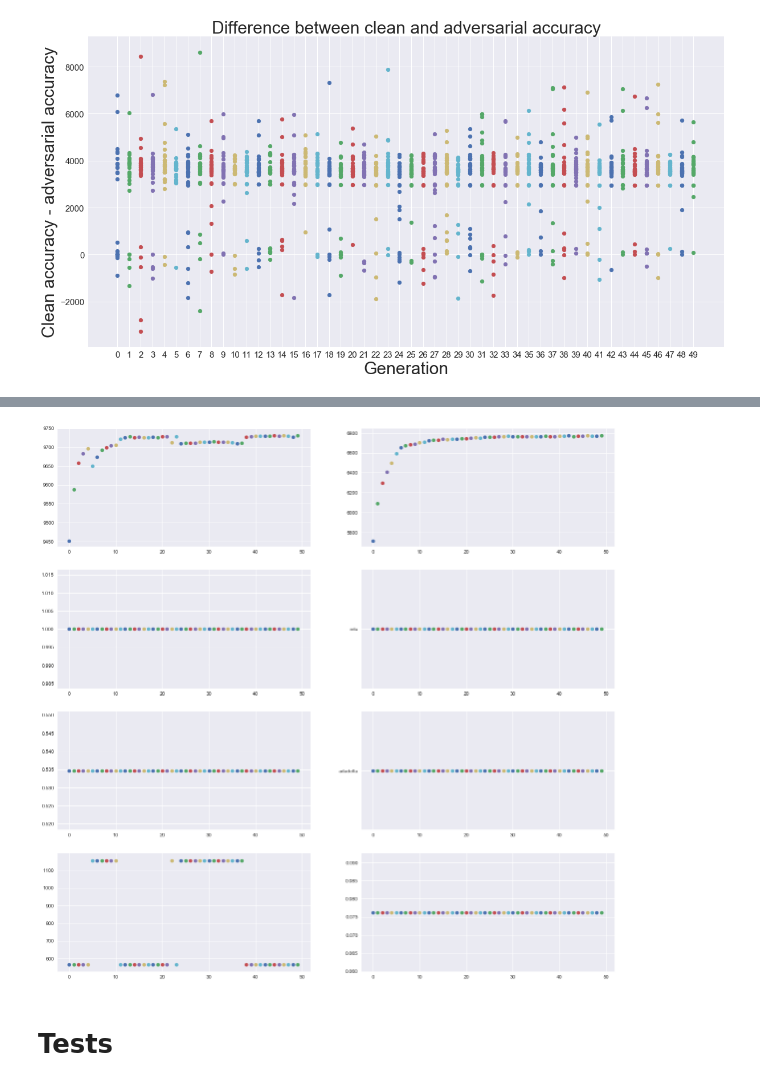
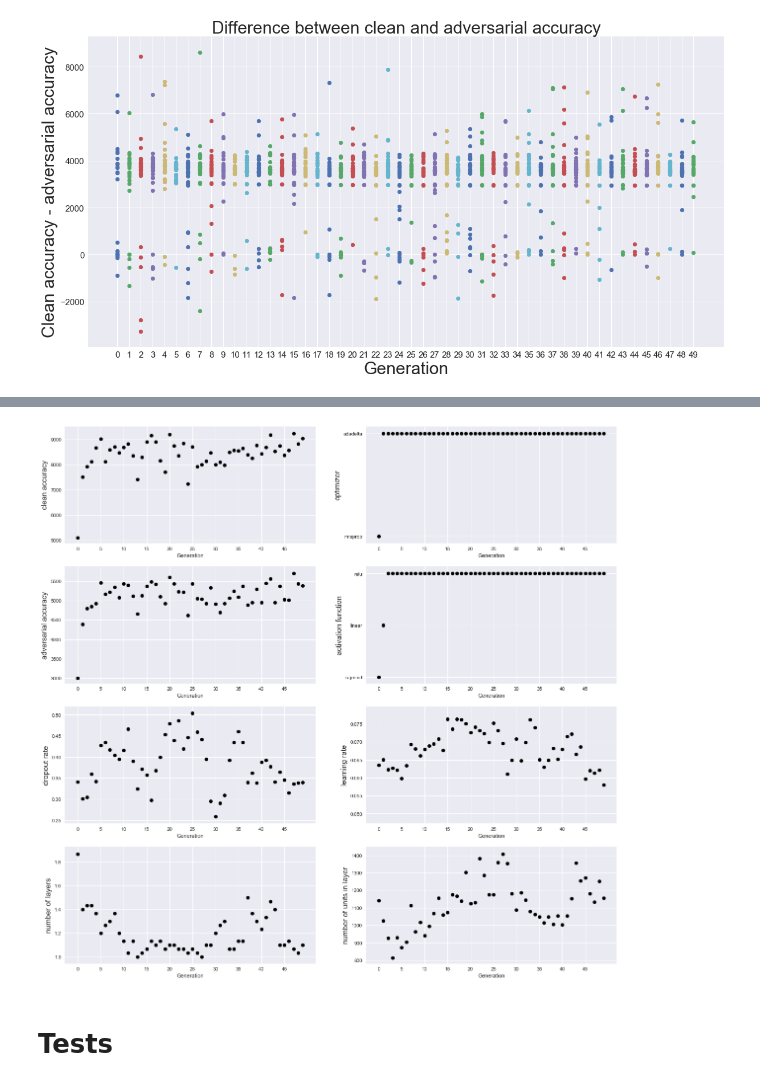
Before and after one commit to James-Brooke/Study, a Jupyter notebook: PyTorch/NeuroEvolution.ipynb, the cells around one changed output, grey strips where cells are left out. Cells and saved outputs as stored; diff of their text form; code cells hidden in the pictures.

```diff
--- a/PyTorch/NeuroEvolution.ipynb
+++ b/PyTorch/NeuroEvolution.ipynb
@@ -650,33 +714,7 @@ bestplotter(testing)
-# %%
-popsize = 30
-gens = 50
-fig = plt.figure(figsize=(20,20))
-ax = fig.add_subplot(4,2,1)
-for i in range(gens):
-    ax.scatter(i, cleans[i])
-ax = fig.add_subplot(4,2,2)
-for i in range(gens):
-    ax.scatter(i, advers[i])
-ax = fig.add_subplot(4,2,3)
-for i in range(gens):
-    ax.scatter(i, best[i+1]['layers'])
-ax = fig.add_subplot(4,2,4)
-for i in range(gens):
-    ax.scatter(i, best[i+1]['activation'])
-ax = fig.add_subplot(4,2,5)
-for i in range(gens):
-    ax.scatter(i, best[i+1]['dropout'])
-ax = fig.add_subplot(4,2,6)
-for i in range(gens):
-    ax.scatter(i, best[i+1]['optimizer'])
-ax = fig.add_subplot(4,2,7)
-for i in range(gens):
-    ax.scatter(i, best[i+1]['nb_units'])
-ax = fig.add_subplot(4,2,8)
-for i in range(gens):
-    ax.scatter(i, best[i+1]['lr'])
-# %% [output]
-[figure, removed]
+# %%
+avgplotter(testing)
+# %% [output]
+[figure, added]
 # %% [markdown]
 # Tests
 # %%
```
Also changed, not shown: parts of 6 cells of this notebook.
